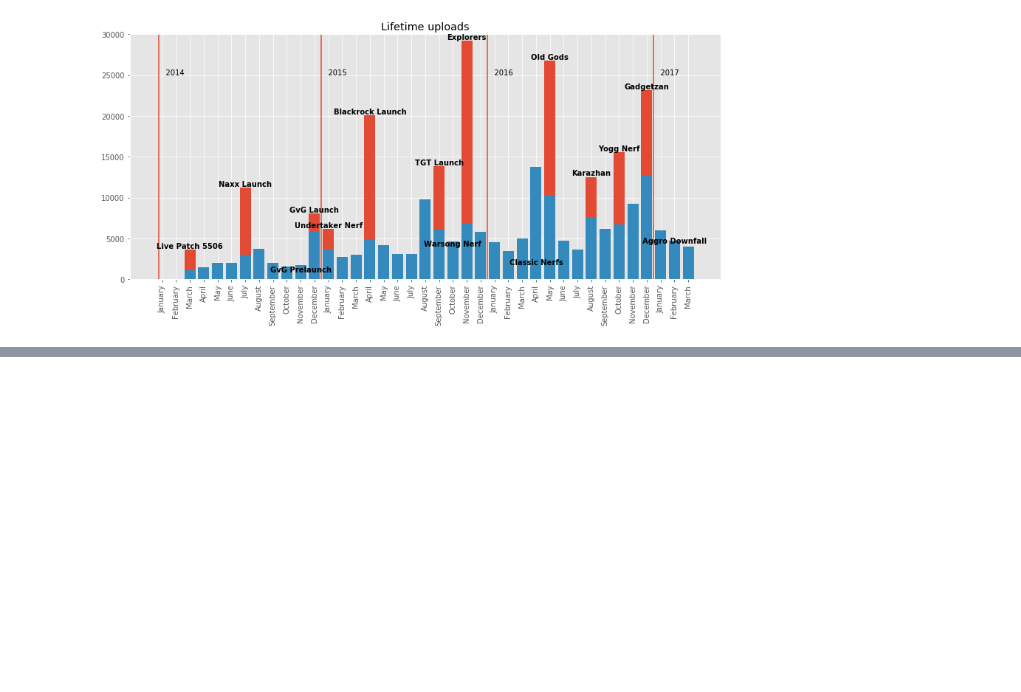
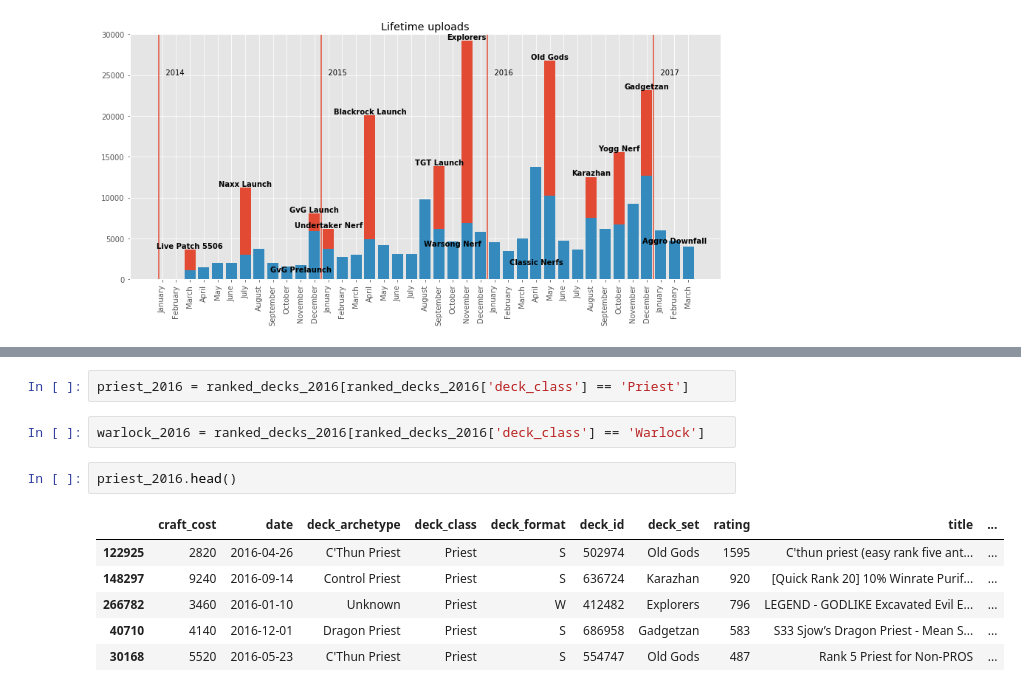
Before and after one commit to NJacobsohn/Hearthstone-Data-Analysis, a Jupyter notebook: EDA_plotting.ipynb, the cells around one changed output, grey strips where cells are left out. Saved outputs shown, nothing was run; the diff lists cells and outputs as text; blank space fills up the shorter version.

```diff
--- a/EDA_plotting.ipynb
+++ b/EDA_plotting.ipynb
@@ -1041,0 +1056,13 @@ plt.savefig('img/month_versus_patch.png')
+# %%
+priest_2016 = ranked_decks_2016[ranked_decks_2016['deck_class'] == 'Priest']
+# %%
+warlock_2016 = ranked_decks_2016[ranked_decks_2016['deck_class'] == 'Warlock']
+# %%
+priest_2016.head()
+# %% [output]
+|  | craft_cost | date | deck_archetype | deck_class | deck_format | deck_id | deck_set | rating | title | ... |
+| 122925 | 2820 | 2016-04-26 | C'Thun Priest | Priest | S | 502974 | Old Gods | 1595 | C'thun priest (easy rank five ant... | ... |
+| 148297 | 9240 | 2016-09-14 | Control Priest | Priest | S | 636724 | Karazhan | 920 | [Quick Rank 20] 10% Winrate Purif... | ... |
+| 266782 | 3460 | 2016-01-10 | Unknown | Priest | W | 412482 | Explorers | 796 | LEGEND - GODLIKE Excavated Evil E... | ... |
+| 40710 | 4140 | 2016-12-01 | Dragon Priest | Priest | S | 686958 | Gadgetzan | 583 | S33 Sjow’s Dragon Priest - Mean S... | ... |
+| 30168 | 5520 | 2016-05-23 | C'Thun Priest | Priest | S | 554747 | Old Gods | 487 | Rank 5 Priest for Non-PROS | ... |
```
Also changed, not shown: parts of 14 cells of this notebook, 1 other file.
